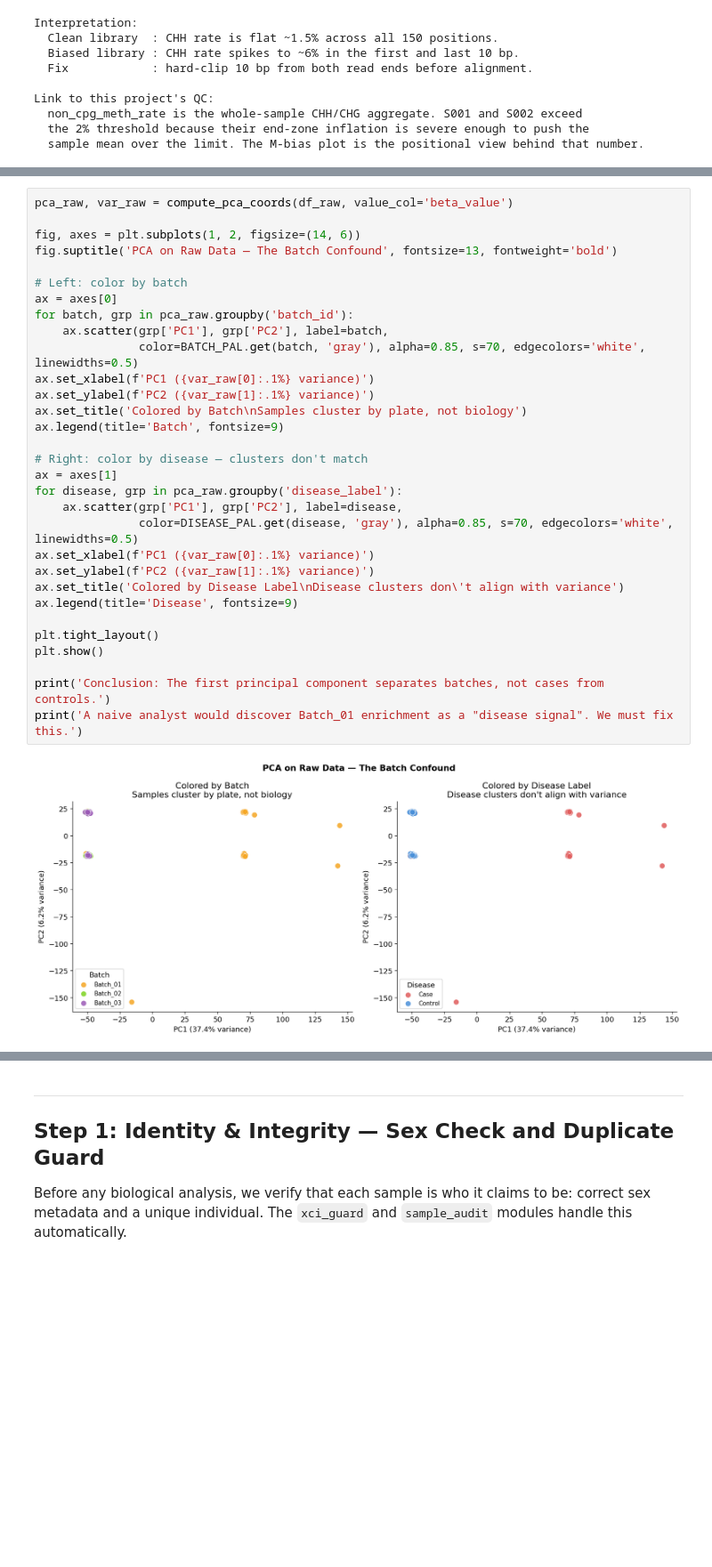
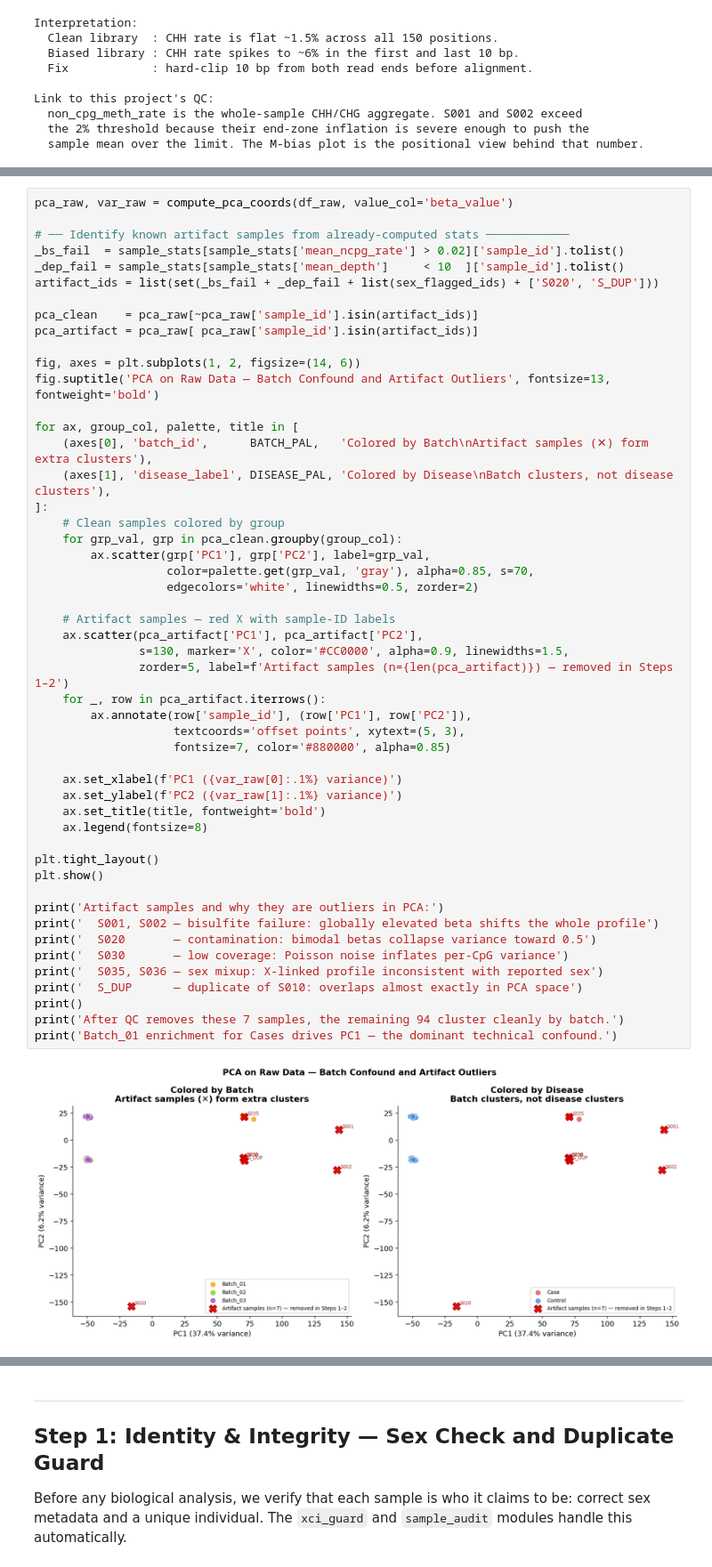
Before and after one commit to ChristopherSNelson/ImmuneMethylTools, a Jupyter notebook: notebooks/ImmuneMethylTools_Validation.ipynb, the cells around one changed output, grey strips where cells are left out. Shown at 89% size. Cells and saved outputs as stored; diff of their text form; blank space fills up the shorter version.

```diff
--- a/notebooks/ImmuneMethylTools_Validation.ipynb
+++ b/notebooks/ImmuneMethylTools_Validation.ipynb
@@ -359,33 +361,52 @@ PCA on the raw data reveals that samples cluster by sequencing batch rather than
 # %%
 pca_raw, var_raw = compute_pca_coords(df_raw, value_col='beta_value')
 
+# ── Identify known artifact samples from already-computed stats ────────────
+_bs_fail  = sample_stats[sample_stats['mean_ncpg_rate'] > 0.02]['sample_id'].tolist()
+_dep_fail = sample_stats[sample_stats['mean_depth']     < 10  ]['sample_id'].tolist()
+artifact_ids = list(set(_bs_fail + _dep_fail + list(sex_flagged_ids) + ['S020', 'S_DUP']))
+
+pca_clean    = pca_raw[~pca_raw['sample_id'].isin(artifact_ids)]
+pca_artifact = pca_raw[ pca_raw['sample_id'].isin(artifact_ids)]
+
 fig, axes = plt.subplots(1, 2, figsize=(14, 6))
-fig.suptitle('PCA on Raw Data — The Batch Confound', fontsize=13, fontweight='bold')
+fig.suptitle('PCA on Raw Data — Batch Confound and Artifact Outliers', fontsize=13, fontweight='bold')
 
-# Left: color by batch
-ax = axes[0]
-for batch, grp in pca_raw.groupby('batch_id'):
-    ax.scatter(grp['PC1'], grp['PC2'], label=batch,
-               color=BATCH_PAL.get(batch, 'gray'), alpha=0.85, s=70, edgecolors='white', linewidths=0.5)
-ax.set_xlabel(f'PC1 ({var_raw[0]:.1%} variance)')
-ax.set_ylabel(f'PC2 ({var_raw[1]:.1%} variance)')
-ax.set_title('Colored by Batch\nSamples cluster by plate, not biology')
-ax.legend(title='Batch', fontsize=9)
+for ax, group_col, palette, title in [
+    (axes[0], 'batch_id',      BATCH_PAL,   'Colored by Batch\nArtifact samples (✕) form extra clusters'),
+    (axes[1], 'disease_label', DISEASE_PAL, 'Colored by Disease\nBatch clusters, not disease clusters'),
+]:
+    # Clean samples colored by group
+    for grp_val, grp in pca_clean.groupby(group_col):
+        ax.scatter(grp['PC1'], grp['PC2'], label=grp_val,
+                   color=palette.get(grp_val, 'gray'), alpha=0.85, s=70,
+                   edgecolors='white', linewidths=0.5, zorder=2)
 
-# Right: color by disease — clusters don't match
-ax = axes[1]
-for disease, grp in pca_raw.groupby('disease_label'):
-    ax.scatter(grp['PC1'], grp['PC2'], label=disease,
-               color=DISEASE_PAL.get(disease, 'gray'), alpha=0.85, s=70, edgecolors='white', linewidths=0.5)
-ax.set_xlabel(f'PC1 ({var_raw[0]:.1%} variance)')
-ax.set_ylabel(f'PC2 ({var_raw[1]:.1%} variance)')
-ax.set_title('Colored by Disease Label\nDisease clusters don\'t align with variance')
-ax.legend(title='Disease', fontsize=9)
+    # Artifact samples — red X with sample-ID labels
+    ax.scatter(pca_artifact['PC1'], pca_artifact['PC2'],
+               s=130, marker='X', color='#CC0000', alpha=0.9, linewidths=1.5,
+               zorder=5, label=f'Artifact samples (n={len(pca_artifact)}) — removed in Steps 1–2')
+    for _, row in pca_artifact.iterrows():
+        ax.annotate(row['sample_id'], (row['PC1'], row['PC2']),
+                    textcoords='offset points', xytext=(5, 3),
+                    fontsize=7, color='#880000', alpha=0.85)
+
+    ax.set_xlabel(f'PC1 ({var_raw[0]:.1%} variance)')
+    ax.set_ylabel(f'PC2 ({var_raw[1]:.1%} variance)')
+    ax.set_title(title, fontweight='bold')
+    ax.legend(fontsize=8)
 
 plt.tight_layout()
 plt.show()
 
-print('Conclusion: The first principal component separates batches, not cases from controls.')
-print('A naive analyst would discover Batch_01 enrichment as a "disease signal". We must fix this.')
+print('Artifact samples and why they are outliers in PCA:')
+print('  S001, S002 — bisulfite failure: globally elevated beta shifts the whole profile')
+print('  S020       — contamination: bimodal betas collapse variance toward 0.5')
+print('  S030       — low coverage: Poisson noise inflates per-CpG variance')
+print('  S035, S036 — sex mixup: X-linked profile inconsistent with reported sex')
+print('  S_DUP      — duplicate of S010: overlaps almost exactly in PCA space')
+print()
+print('After QC removes these 7 samples, the remaining 94 cluster cleanly by batch.')
+print('Batch_01 enrichment for Cases drives PC1 — the dominant technical confound.')
 # %% [output]
-[figure, old version]
+[figure, new version]
```
Also changed, not shown: parts of 4 cells of this notebook.
